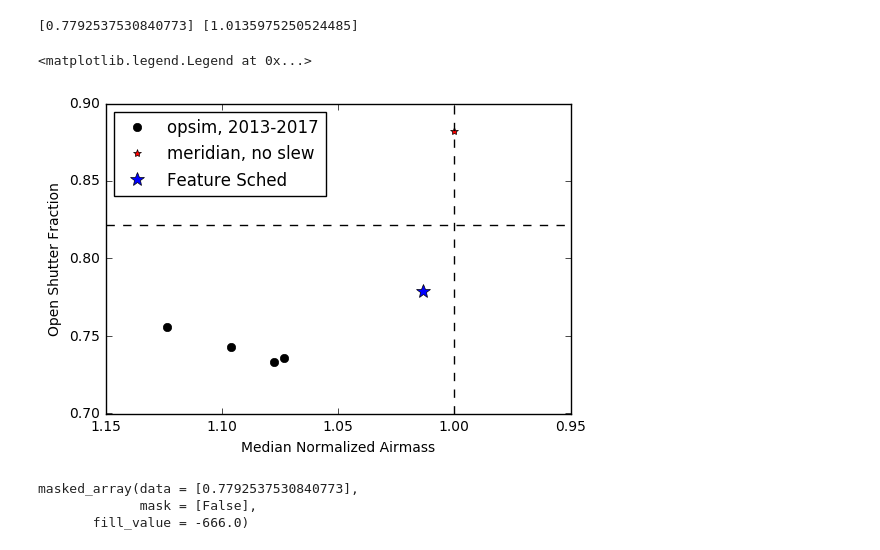
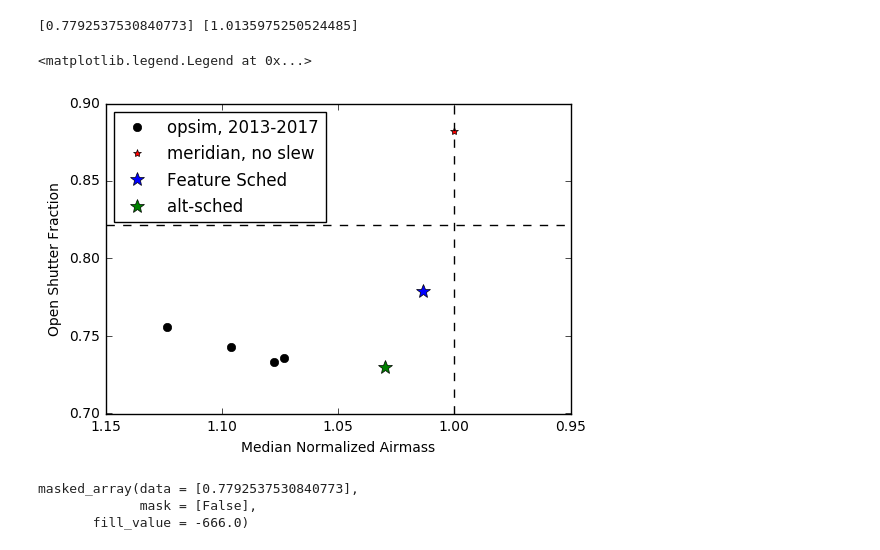
Before and after one commit to yoachim/ScratchStuff, a Jupyter notebook: survey_survey/opsimvtime/wha.ipynb, the cells around one changed output. Saved outputs shown, nothing was run; the diff lists cells and outputs as text; code cells hidden in the pictures.

```diff
--- a/survey_survey/opsimvtime/wha.ipynb
+++ b/survey_survey/opsimvtime/wha.ipynb
@@ -173,20 +173,22 @@ print feature_osf, feature_nair
 # %%
 max_osf = 30./(34)
 plt.plot(normAir, osf, 'ko', label='opsim, 2013-2017')
 plt.xlim([1.15, .95])
 plt.ylim([.7, .9])
 plt.plot(1, max_osf, 'r*', label='meridian, no slew')
 plt.xlabel('Median Normalized Airmass')
 plt.ylabel('Open Shutter Fraction')
 plt.axhline(y=30./(32.+4.5), linestyle='--', color='k')
 plt.axvline(x=1., linestyle='--', color='k')
 
 plt.plot(feature_nair, feature_osf, 'b*', markersize=10, label='Feature Sched')
 
+plt.plot([1.03], [0.73], 'g*', markersize=10, label='alt-sched')
+
 plt.legend(scatterpoints=1, numpoints=1, loc='upper left')
 # %% [output]
 <matplotlib.legend.Legend at 0x...>
-[figure, old version]
+[figure, new version]
 # %%
 
 feature_osf
```
